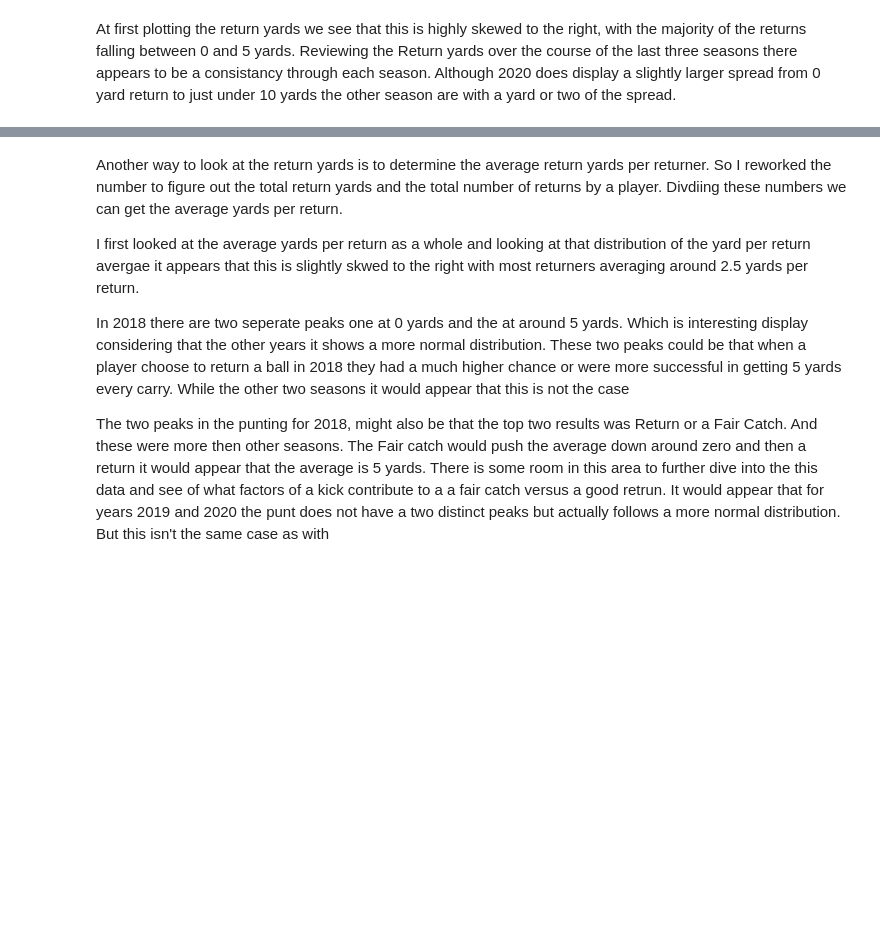
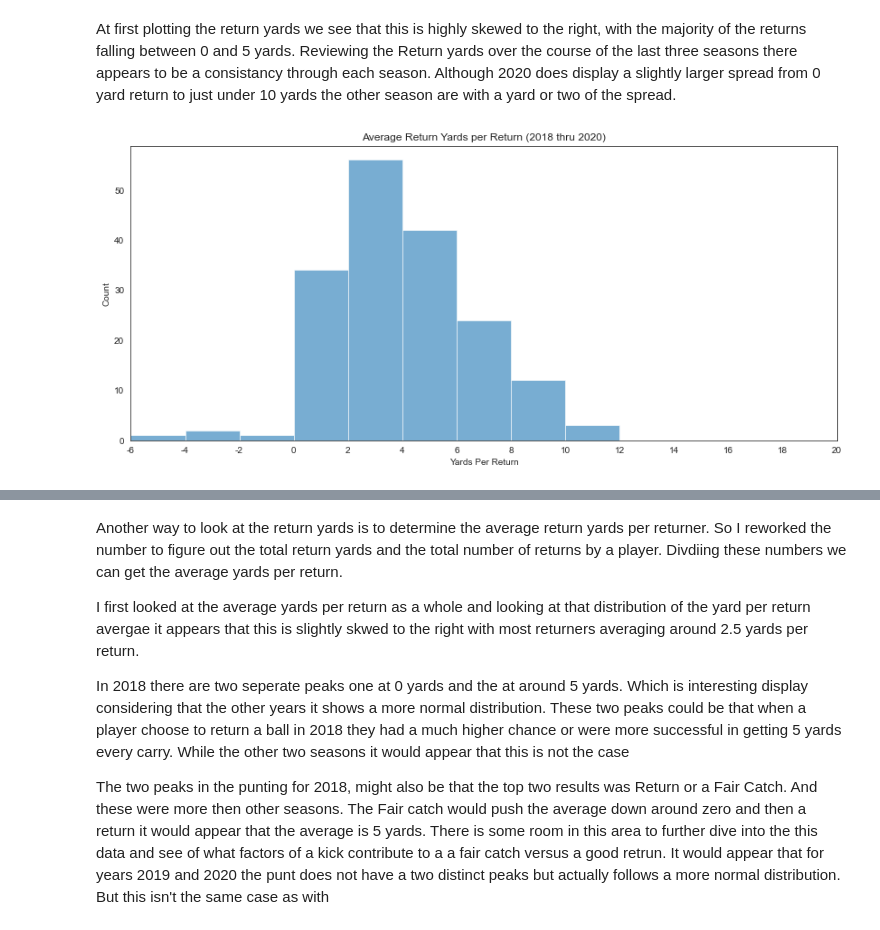
Before and after one commit to dkrejcarek/punt_analysis, a Jupyter notebook: Part_I_exploration_template.ipynb, the cells around one changed output, grey strips where cells are left out. Saved outputs shown, nothing was run; the diff lists cells and outputs as text; code cells hidden in the pictures; blank space fills up the shorter version.

```diff
--- a/Part_I_exploration_template.ipynb
+++ b/Part_I_exploration_template.ipynb
@@ -438,3 +461,23 @@ def get_season_data(s, df):
+# %%
+seasons = punt_data.season.value_counts().index
+min_x = -6
+max_x = 20
+step = 2
+x_layout = np.arange(min_x, max_x + step, step)
+
+plt.figure(figsize=[14,6])
+
+returner_data = get_return_data('All', punt_data)
+
+bins = x_layout
+plt.hist(returner_data['punt_yard_per_return'], alpha = .6, label='Punt', bins = bins)
+plt.title('Average Return Yards per Return (2018 thru 2020)')
+plt.xticks(x_layout, x_layout)
+plt.xlim(min_x, max_y)
+plt.xlabel('Yards Per Return')
+plt.ylabel('Count');
+# %% [output]
+[figure, added]
 # %%
 
 seasons = punt_data.season.value_counts().index
```
Also changed, not shown: parts of 2 cells of this notebook.
